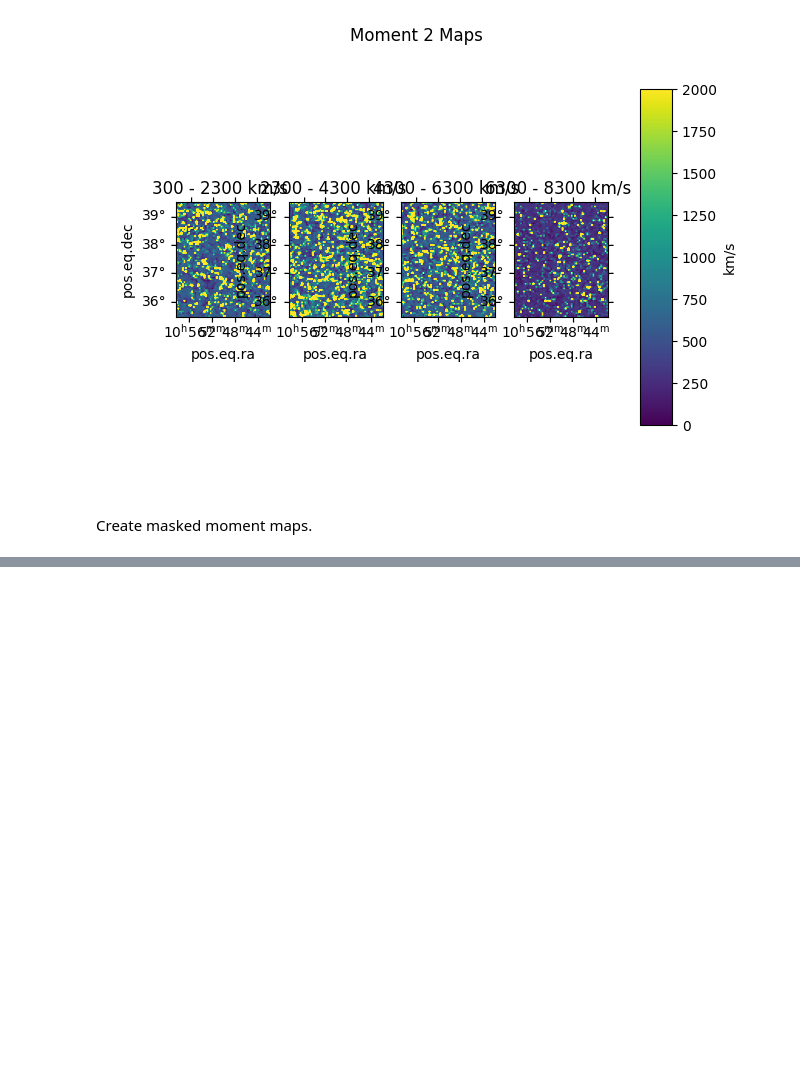
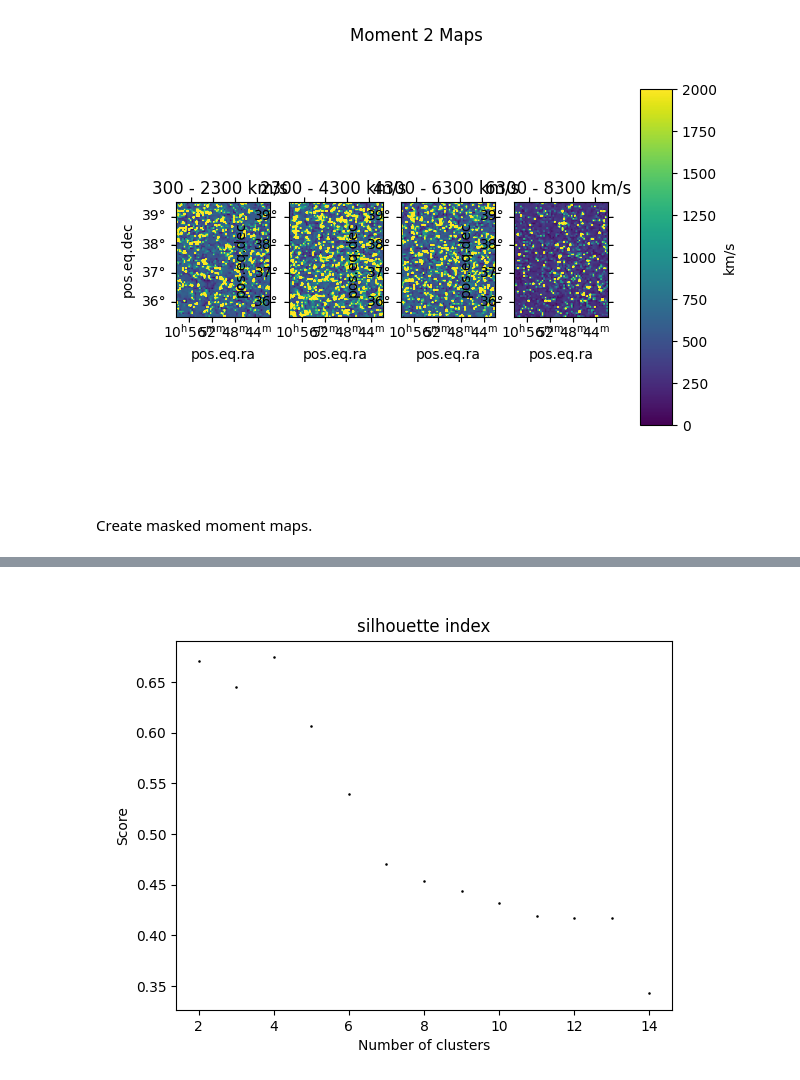
Before and after one commit to JBurke789/clustering, a Jupyter notebook: single_gal.ipynb, the cells around one changed output, grey strips where cells are left out. Cells and saved outputs as stored; diff of their text form; code cells hidden in the pictures; blank space fills up the shorter version.

```diff
--- a/single_gal.ipynb
+++ b/single_gal.ipynb
@@ -325,0 +399,4 @@ stitch masked moment maps
+# %%
+SI_analysis(all_m0,all_m1,all_m2,[2,15])
+# %% [output]
+[figure, added]
```
Also changed, not shown: parts of 8 cells of this notebook, 15 other files.
